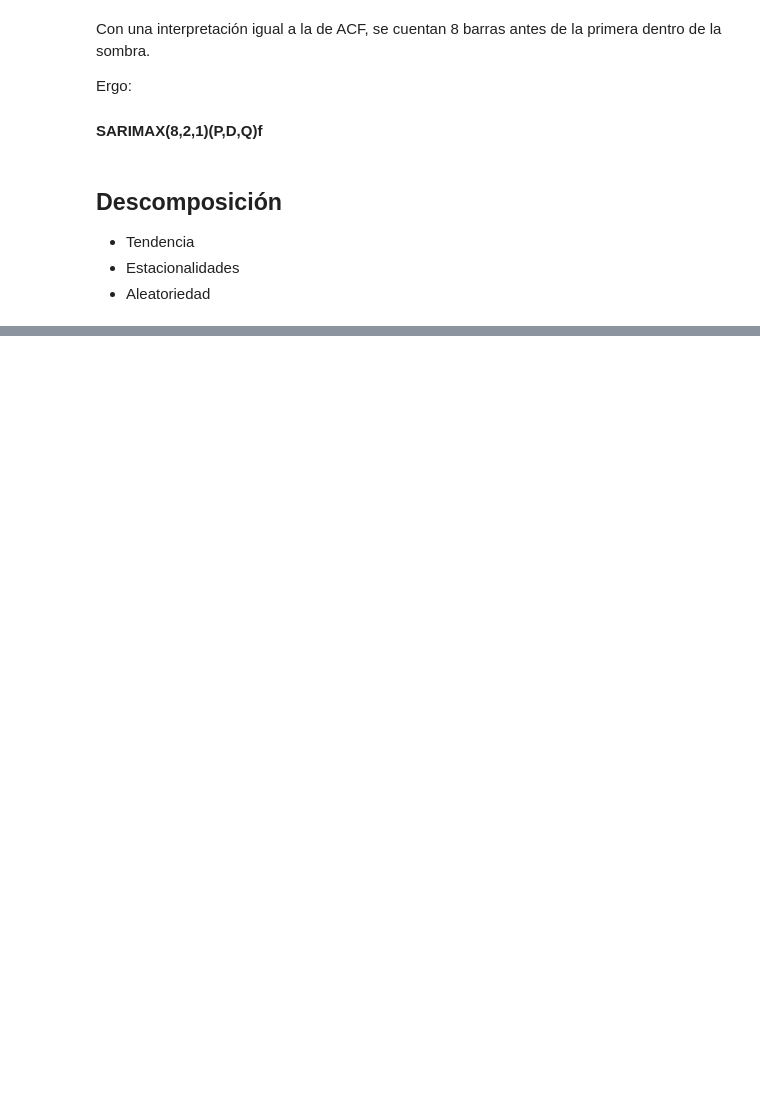
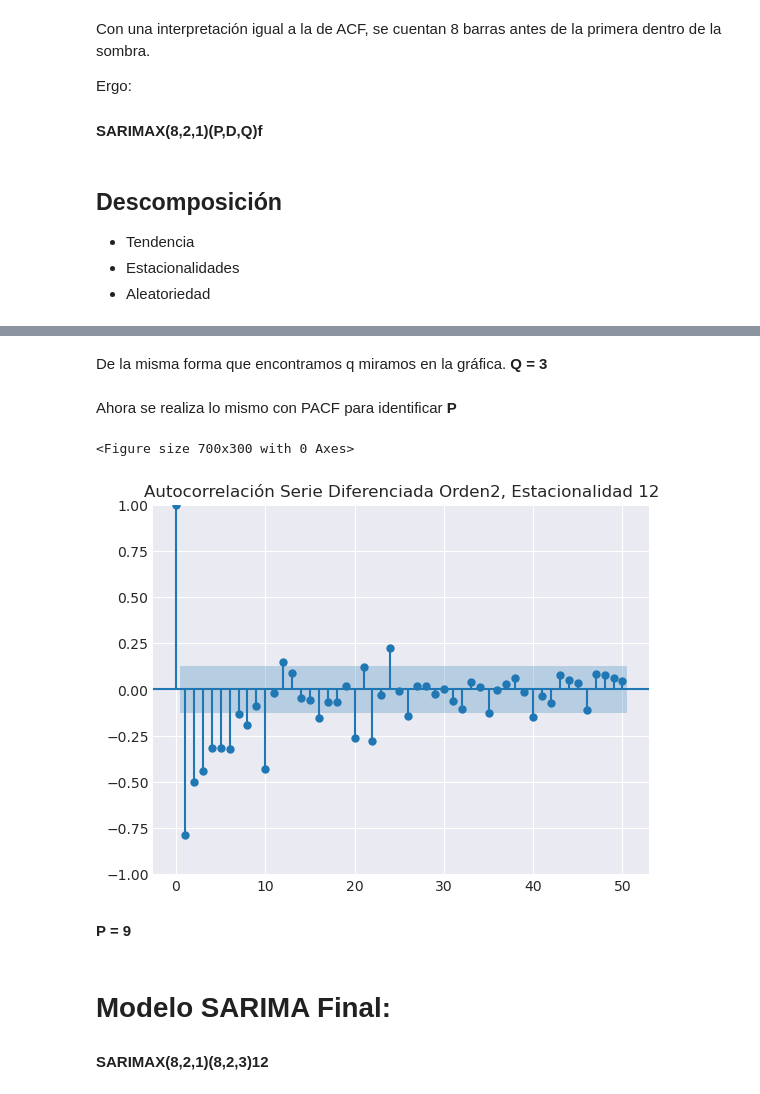
Before and after one commit to SGiraldoZ/NBs_BI, a Jupyter notebook: modelos_regresivos_sarimax.ipynb, the cells around one changed output, grey strips where cells are left out. Saved outputs shown, nothing was run; the diff lists cells and outputs as text; code cells hidden in the pictures; blank space fills up the shorter version.

```diff
--- a/modelos_regresivos_sarimax.ipynb
+++ b/modelos_regresivos_sarimax.ipynb
@@ -272,0 +307,20 @@ Text(0.5, 1.0, 'Aleatoriedad Diferencial Orden 2')
+# %% [markdown]
+De la misma forma que encontramos q miramos en la gráfica. **Q = 3**
+# %% [markdown]
+Ahora se realiza lo mismo con PACF para identificar **P**
+# %%
+plt.figure(figsize=(7,3))
+
+plot_pacf(datos_diff_2_12, lags= 50, method="ywm")
+
+plt.title("Autocorrelación Serie Diferenciada Orden2, Estacionalidad 12")
+plt.show()
+# %% [output]
+<Figure size 700x300 with 0 Axes>
+[figure, added]
+# %% [markdown]
+**P = 9**
+# %% [markdown]
+# Modelo SARIMA Final:
+
+#### SARIMAX(8,2,1)(8,2,3)12
```
Also changed, not shown: parts of 27 cells of this notebook.
